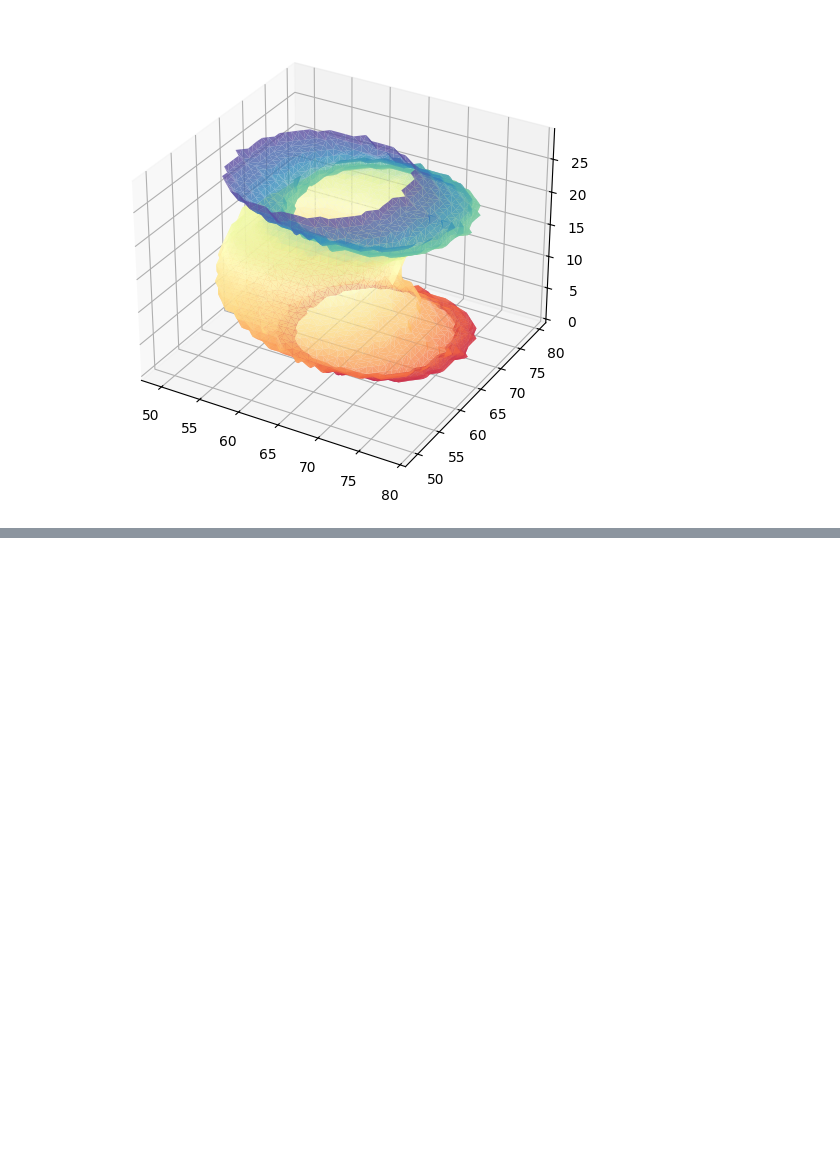
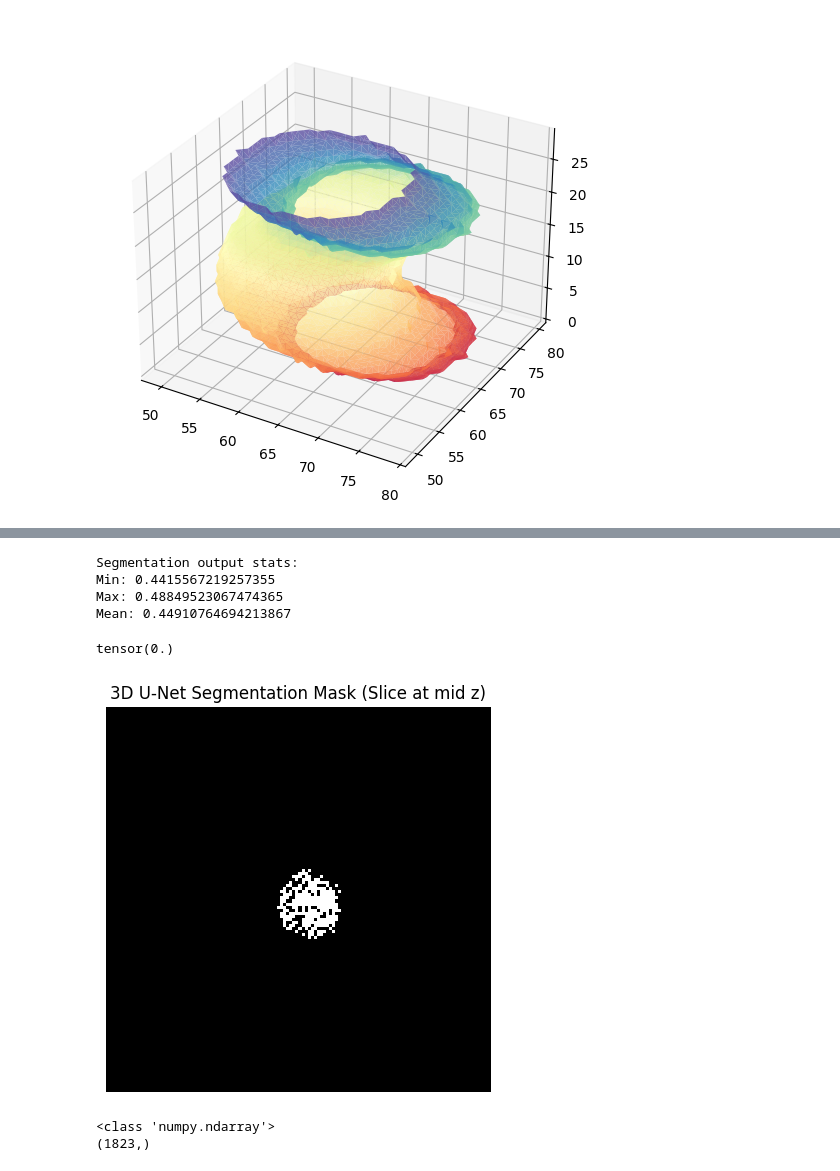
Before and after one commit to samhubs/fine-tuning-LLM, a Jupyter notebook: CCTA_pipeline_presentation.ipynb, the cells around one changed output, grey strips where cells are left out. Saved outputs shown, nothing was run; the diff lists cells and outputs as text; code cells hidden in the pictures; blank space fills up the shorter version.

```diff
--- a/CCTA_pipeline_presentation.ipynb
+++ b/CCTA_pipeline_presentation.ipynb
@@ -113,0 +153,52 @@ iq_model = DummyIQNet()
+# %%
+class Dummy3DUNet(nn.Module):
+    def __init__(self):
+        super(Dummy3DUNet, self).__init__()
+        self.conv1 = nn.Conv3d(1, 8, kernel_size=3, padding=1)
+        self.conv2 = nn.Conv3d(8, 16, kernel_size=3, padding=1)
+        self.out_conv = nn.Conv3d(16, 1, kernel_size=1)
+
+    def forward(self, x):
+        x = F.relu(self.conv1(x))
+        x = F.relu(self.conv2(x))
+        x = torch.sigmoid(self.out_conv(x))
+        return x
+
+unet_model = Dummy3DUNet()
+# %%
+best_phase_reshape = best_phase.unsqueeze(0).unsqueeze(0).permute(0, 1, 4, 2, 3)
+segmentations = unet_model(best_phase_reshape)
+print("Segmentation output stats:")
+print("Min:", segmentations.min().item())
+print("Max:", segmentations.max().item())
+print("Mean:", segmentations.mean().item())
+# %% [output]
+Segmentation output stats:
+Min: 0.4415567219257355
+Max: 0.48849523067474365
+Mean: 0.44910764694213867
+# %%
+binary_mask = (segmentations > 0.46).float().squeeze()
+binary_mask[1,:, :].min()
+# %% [output]
+tensor(0.)
+# %%
+# Visualize one slice (mid z) of the segmentation mask.
+plt.figure(figsize=(5,5))
+plt.imshow(binary_mask[1, :, :], cmap='gray')
+plt.title("3D U-Net Segmentation Mask (Slice at mid z)")
+plt.axis('off')
+plt.show()
+# %% [output]
+[figure, added]
+# %%
+skeleton_2d = np.zeros_like(binary_mask)
+print(type(skeleton_2d))
+for z in range(binary_mask.shape[0]):
+    skeleton_2d[z, :, :] = skeletonize(binary_mask[z, :, :].numpy().astype(bool))
+
+z, x, y = np.where(skeleton_2d > 0)
+print(y.shape)
+# %% [output]
+<class 'numpy.ndarray'>
+(1823,)
```
Also changed, not shown: parts of 8 cells of this notebook.
